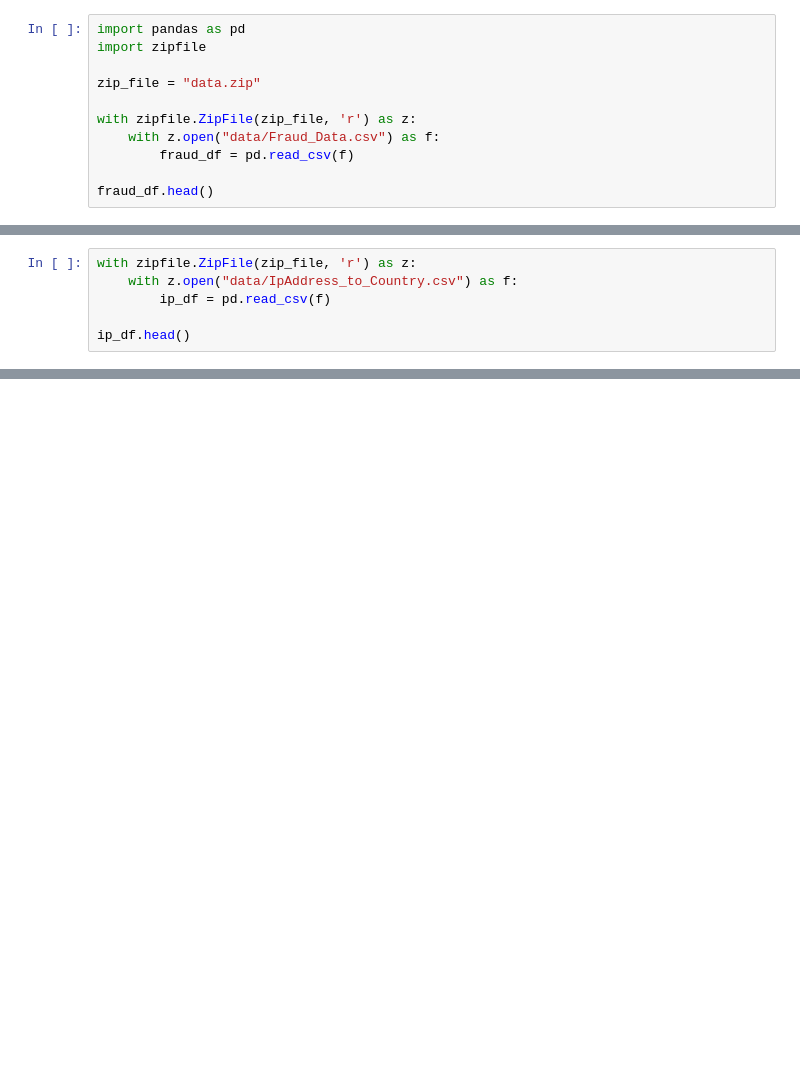
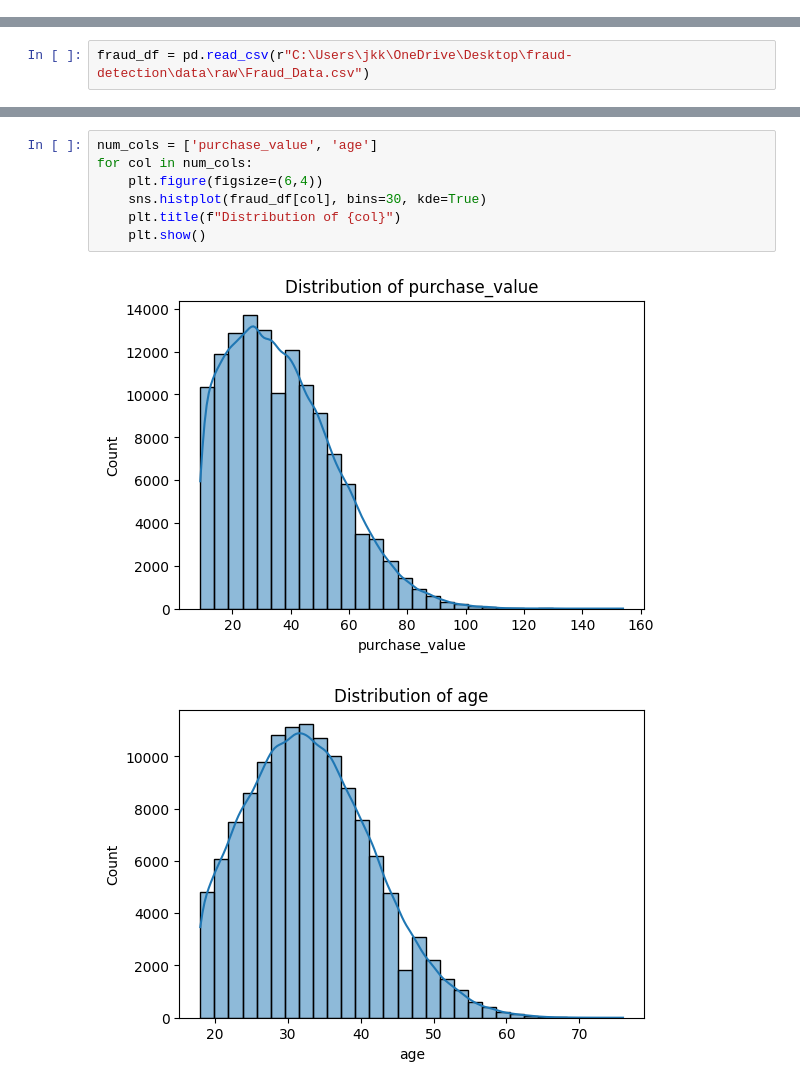
Before and after one commit to SeniyaSultan/fraud-detection, a Jupyter notebook: notebooks/eda_fraud_data.ipynb, the cells around one changed output, grey strips where cells are left out. Drawn from its saved outputs; the diff is of its cells as text; blank space fills up the shorter version.

```diff
--- a/notebooks/eda_fraud_data.ipynb
+++ b/notebooks/eda_fraud_data.ipynb
@@ -34,11 +0,0 @@ with zipfile.ZipFile(zip_file, 'r') as z:
-# %%
-import pandas as pd
-import zipfile
-
-zip_file = "data.zip"
-
-with zipfile.ZipFile(zip_file, 'r') as z:
-    with z.open("data/Fraud_Data.csv") as f:
-        fraud_df = pd.read_csv(f)
-
-fraud_df.head()
@@ -52,6 +0,0 @@ fraud_df.head()
-# %%
-with zipfile.ZipFile(zip_file, 'r') as z:
-    with z.open("data/IpAddress_to_Country.csv") as f:
-        ip_df = pd.read_csv(f)
-
-ip_df.head()
@@ -93,0 +5,2 @@ dtype: int64
+# %%
+fraud_df = pd.read_csv(r"C:\Users\jkk\OneDrive\Desktop\fraud-detection\data\raw\Fraud_Data.csv")
@@ -93,0 +78,10 @@ dtype: int64
+# %%
+num_cols = ['purchase_value', 'age']
+for col in num_cols:
+    plt.figure(figsize=(6,4))
+    sns.histplot(fraud_df[col], bins=30, kde=True)
+    plt.title(f"Distribution of {col}")
+    plt.show()
+# %% [output]
+[figure, added]
+[figure, added]
```
Also changed, not shown: parts of 19 cells of this notebook, 3 other files.
